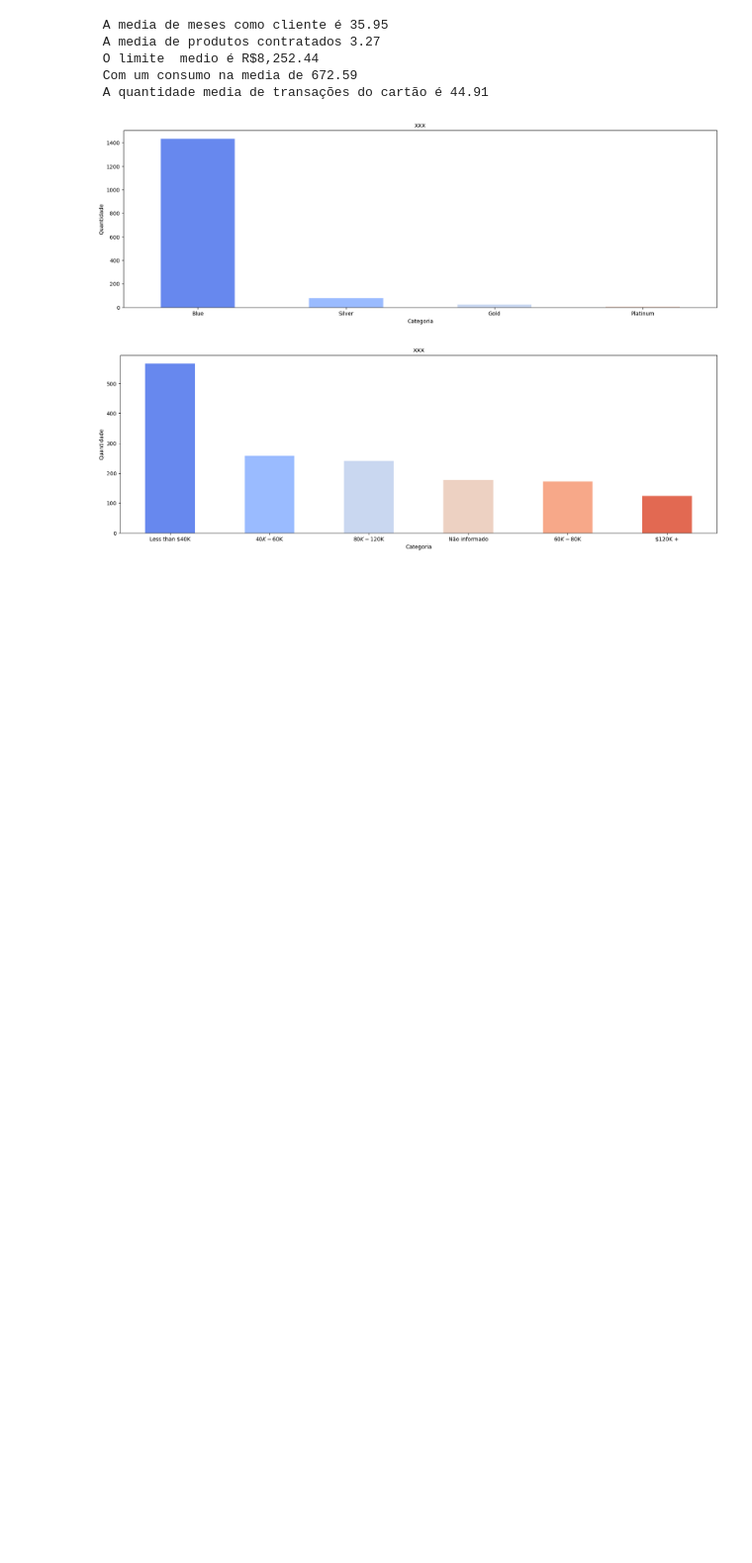
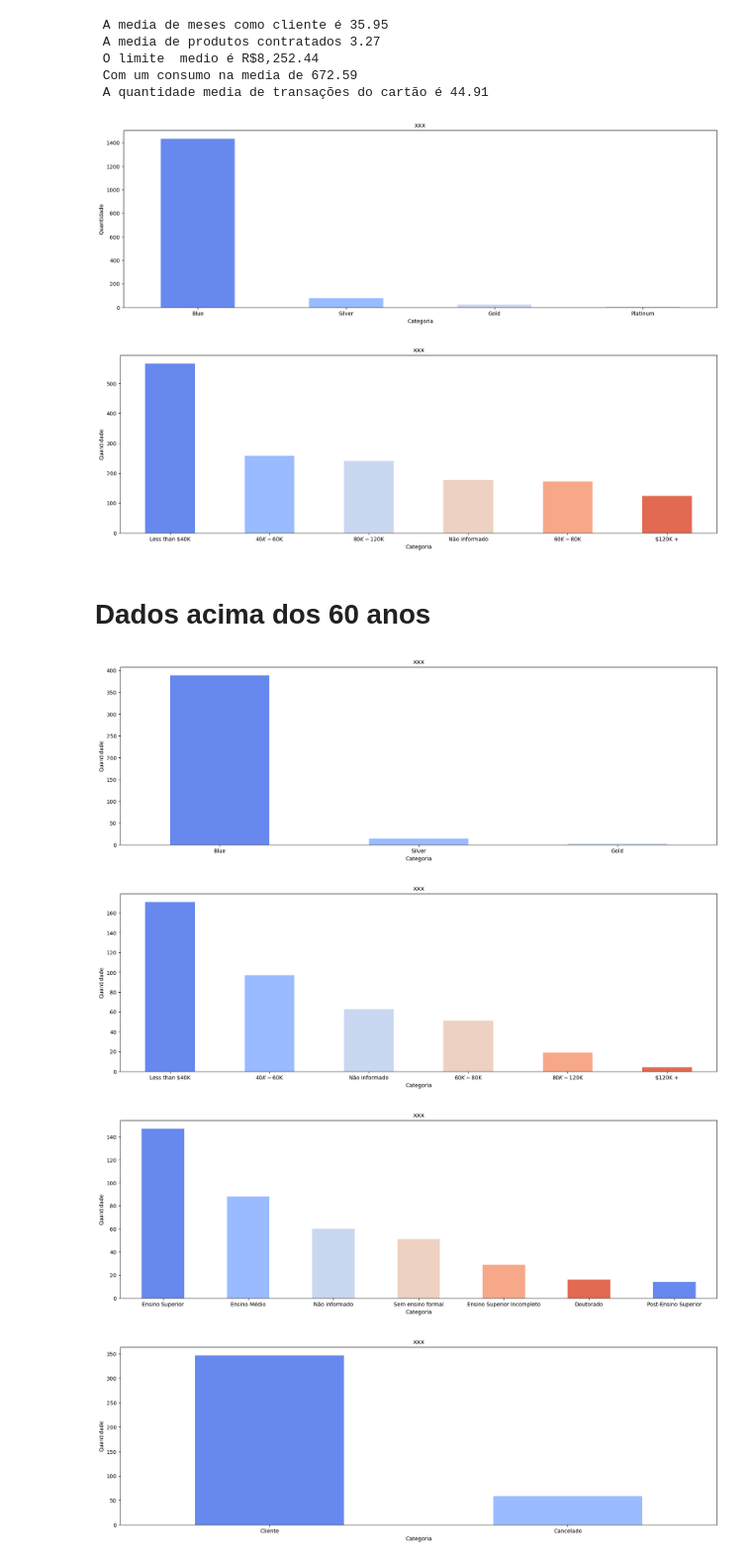
Before and after one commit to Raphael-Lira/ANALISE-DADOS-CARTOES-DE-CREDITO, a Jupyter notebook: Untitled.ipynb, the cells around one changed output. Shown at 99% size. Drawn from its saved outputs; the diff is of its cells as text; code cells hidden in the pictures; blank space fills up the shorter version.

```diff
--- a/Untitled.ipynb
+++ b/Untitled.ipynb
@@ -269,3 +269,17 @@ grafico_rapido(df_meia_idade_cancelado, 'Categoria Cartão', 10)
 grafico_rapido(df_meia_idade_cancelado, 'Faixa Salarial Anual', 10)
 # %% [output]
 [figure]
+# %% [markdown]
+# Dados acima dos 60 anos
+# %%
+df_old = df.loc[df['Idade'] > 60]
+# %%
+grafico_rapido(df_old, 'Categoria Cartão', 10)
+grafico_rapido(df_old, 'Faixa Salarial Anual', 10)
+grafico_rapido(df_old, 'Educação', 10)
+grafico_rapido(df_old, 'Categoria', 10)
+# %% [output]
+[figure, added]
+[figure, added]
+[figure, added]
+[figure, added]
```
